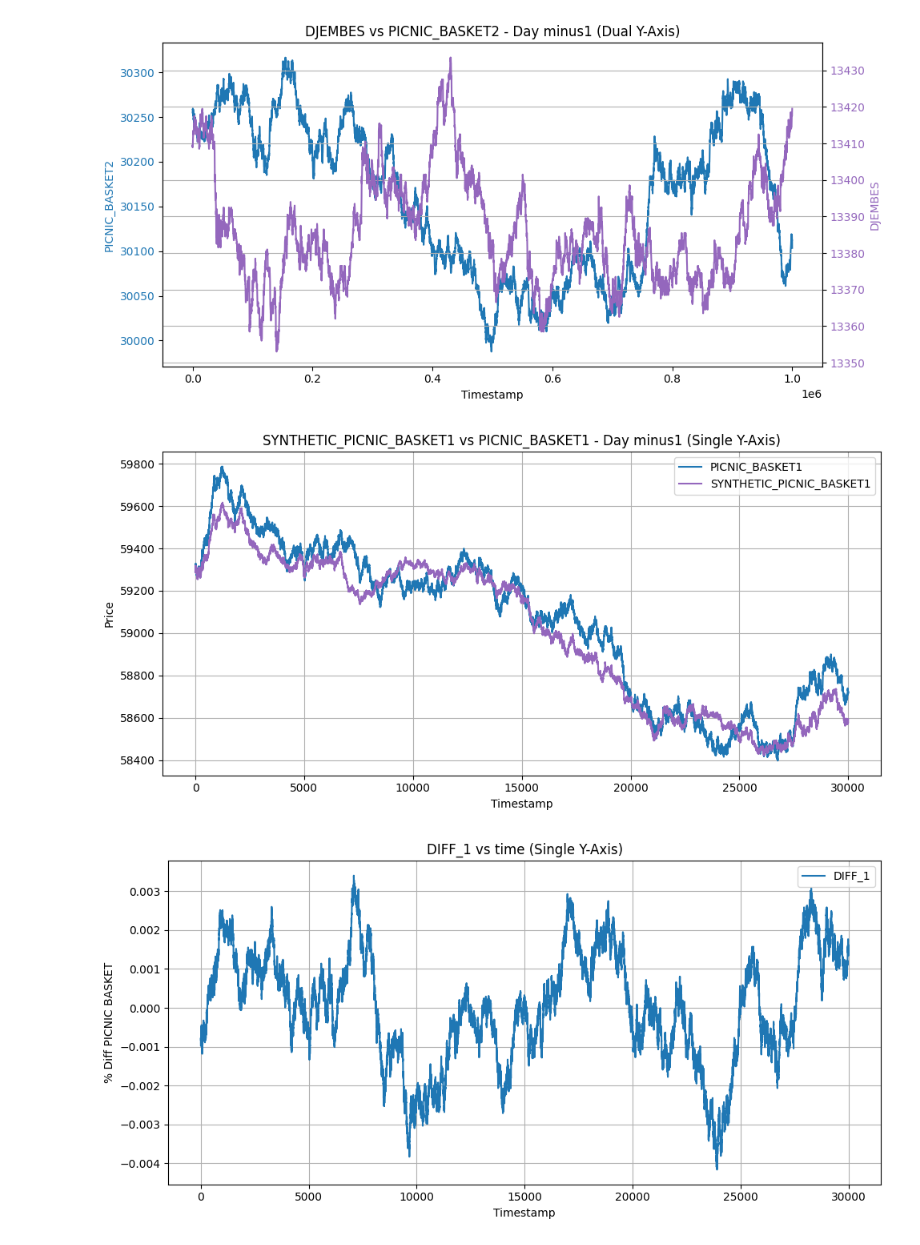
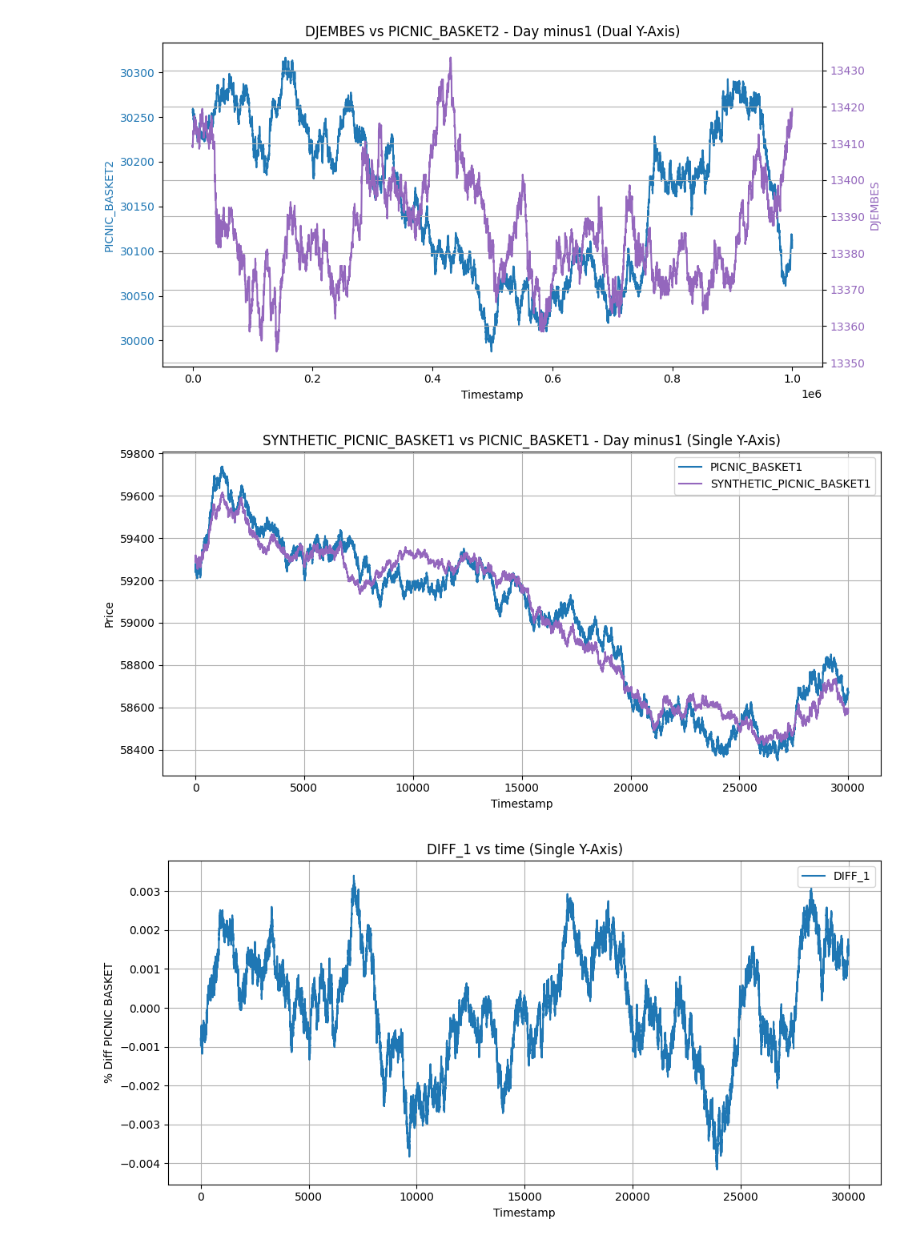
Before and after one commit to PranavMantri/imc_2025, a Jupyter notebook: algo_trades/r2_experimenting/Untitled.ipynb, the cells around one changed output. Saved outputs shown, nothing was run; the diff lists cells and outputs as text; code cells hidden in the pictures.

```diff
--- a/algo_trades/r2_experimenting/Untitled.ipynb
+++ b/algo_trades/r2_experimenting/Untitled.ipynb
@@ -82,19 +79,19 @@ plt.show()
 # %%
 fig, ax1 = plt.subplots(figsize=(10, 5))
 
 # Plot both on the same y-axis
-ax1.plot(df_all_days["timestamp"], df_all_days["PICNIC_BASKET1"], color="tab:blue", label="PICNIC_BASKET1")
+ax1.plot(df_all_days["timestamp"], df_all_days["PICNIC_BASKET1"] - 48.75, color="tab:blue", label="PICNIC_BASKET1")
 ax1.plot(df_all_days["timestamp"], df_all_days["SYNTHETIC_PICNIC_BASKET1"], color="tab:purple", label="SYNTHETIC_PICNIC_BASKET1")
 
 ax1.set_xlabel("Timestamp")
 ax1.set_ylabel("Price")
 ax1.set_title("SYNTHETIC_PICNIC_BASKET1 vs PICNIC_BASKET1 - Day minus1 (Single Y-Axis)")
 ax1.grid(True)
 ax1.legend()
 plt.tight_layout()
 plt.show()
 # %% [output]
-[figure, old version]
+[figure, new version]
 # %%
 df_all_days['DIFF_1'] = df_all_days['PICNIC_BASKET1'] - df_all_days['SYNTHETIC_PICNIC_BASKET1'] - 48.75
 # %%
```
Also changed, not shown: parts of 9 cells of this notebook, 6 other files.
